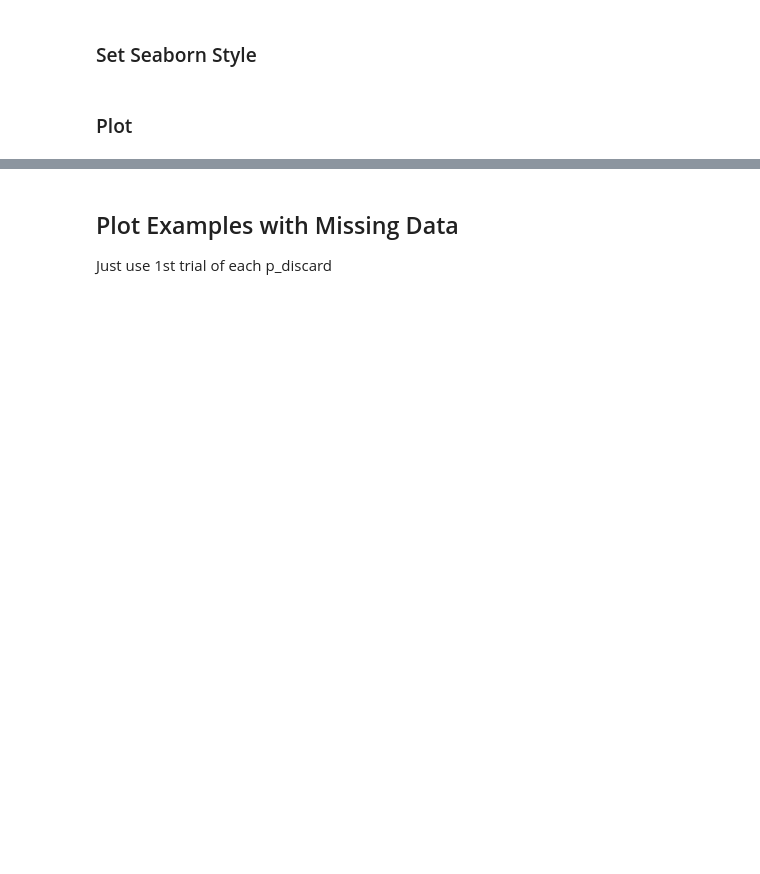
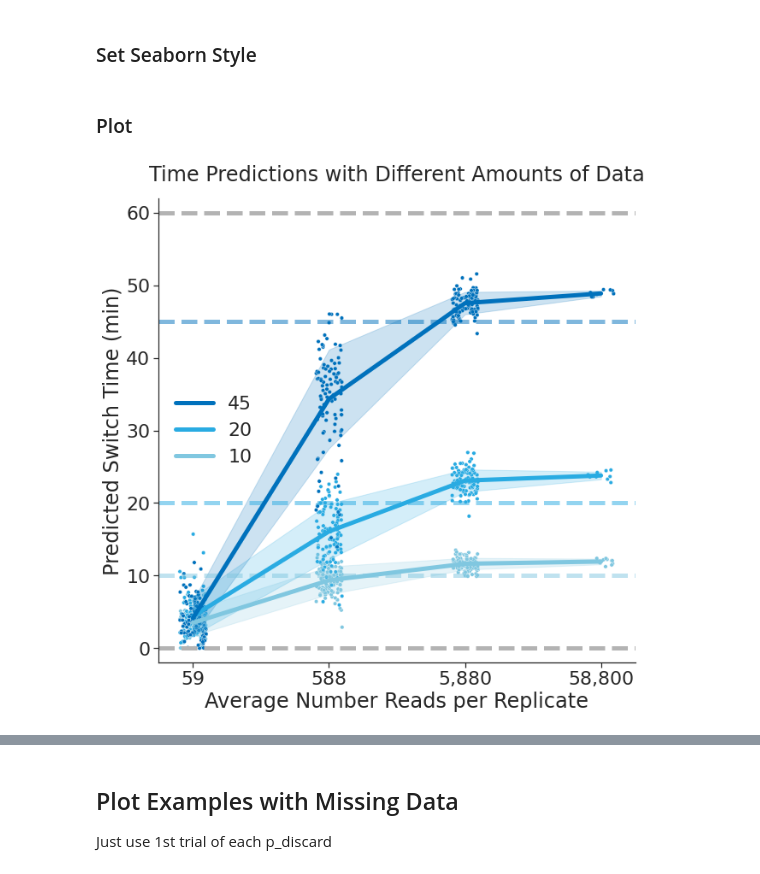
Before and after one commit to tyo-nu/turtles, a Jupyter notebook: Notebooks/Figure_Supp_S11_S12.ipynb, the cells around one changed output, grey strips where cells are left out. Cells and saved outputs as stored; diff of their text form; code cells hidden in the pictures; blank space fills up the shorter version.

```diff
--- a/Notebooks/Figure_Supp_S11_S12.ipynb
+++ b/Notebooks/Figure_Supp_S11_S12.ipynb
@@ -281,5 +295,42 @@ mpl.rc('font',family='Times New Roman')
 # %% [markdown]
 ### Plot
+# %%
+fig, ax = plt.subplots(figsize=(10,10))
+
+ax.spines['top'].set_visible(False)
+ax.spines['right'].set_visible(False)
+ax.tick_params(labelleft=True, left=True, bottom=True)
+
+ax.axhline(0, color='.7', ls='--')
+ax.axhline(60, color='.7', ls='--')
+
+ax.axhline(10, color=sns.color_palette()[0], alpha=.5, ls='--')
+ax.axhline(20, color=sns.color_palette()[1], alpha=.5, ls='--')
+ax.axhline(45, color=sns.color_palette()[2], alpha=.5, ls='--')
+
+ax = sns.scatterplot(x='Percent Data Used (Jitter)', y='Predicted Time', hue='Actual Time',
+                     data=summary_df, s=20, legend=False,
+                     palette=sns.color_palette()[0:3])
+
+ax = sns.lineplot(x='Percent Data Used', y='Predicted Time', hue='Actual Time', ci="sd",
+                  data=summary_df, legend='full', palette=sns.color_palette()[0:3])
+
+handles, labels = ax.get_legend_handles_labels()
+ax.legend(handles[::-1], labels[::-1], frameon=False)
+
+ax.set_ylim(-2, 62)
+
+ax.set(xscale='log')
+
+ax.set_xlabel('Average Number Reads per Replicate')
+ax.set_xticklabels(['0', '0', '59', '588', '5,880', '58,800'])
+ax.set_ylabel('Predicted Switch Time (min)')
+ax.set_title('Time Predictions with Different Amounts of Data', pad=20)
+
+fig.savefig(figure_dir + 'Time_Prediction')
+fig.savefig(figure_dir + 'Time_Prediction.svg')
+# %% [output]
+[figure, added]
 # %%
 fig, ax = plt.subplots(figsize=(10,10))
 
```
Also changed, not shown: parts of 9 cells of this notebook, 50 other files.
